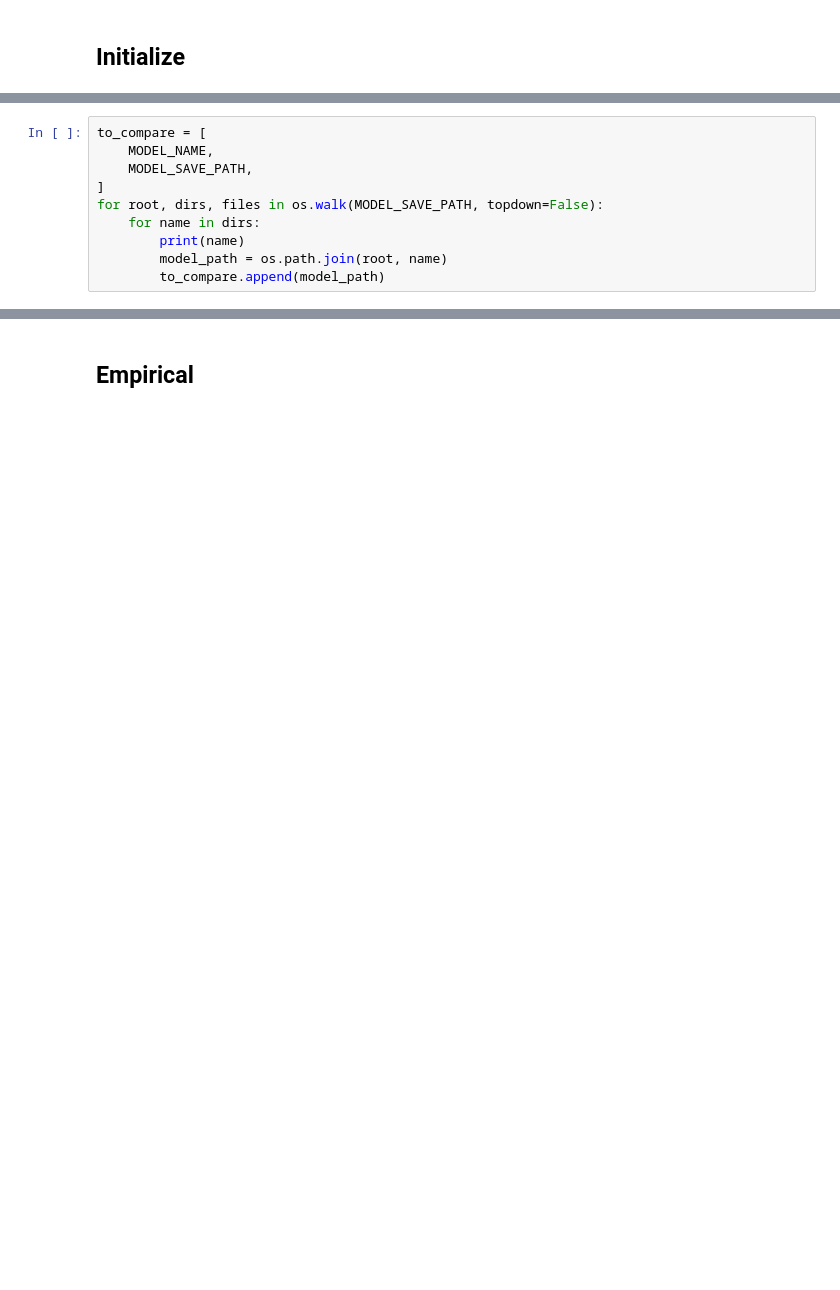
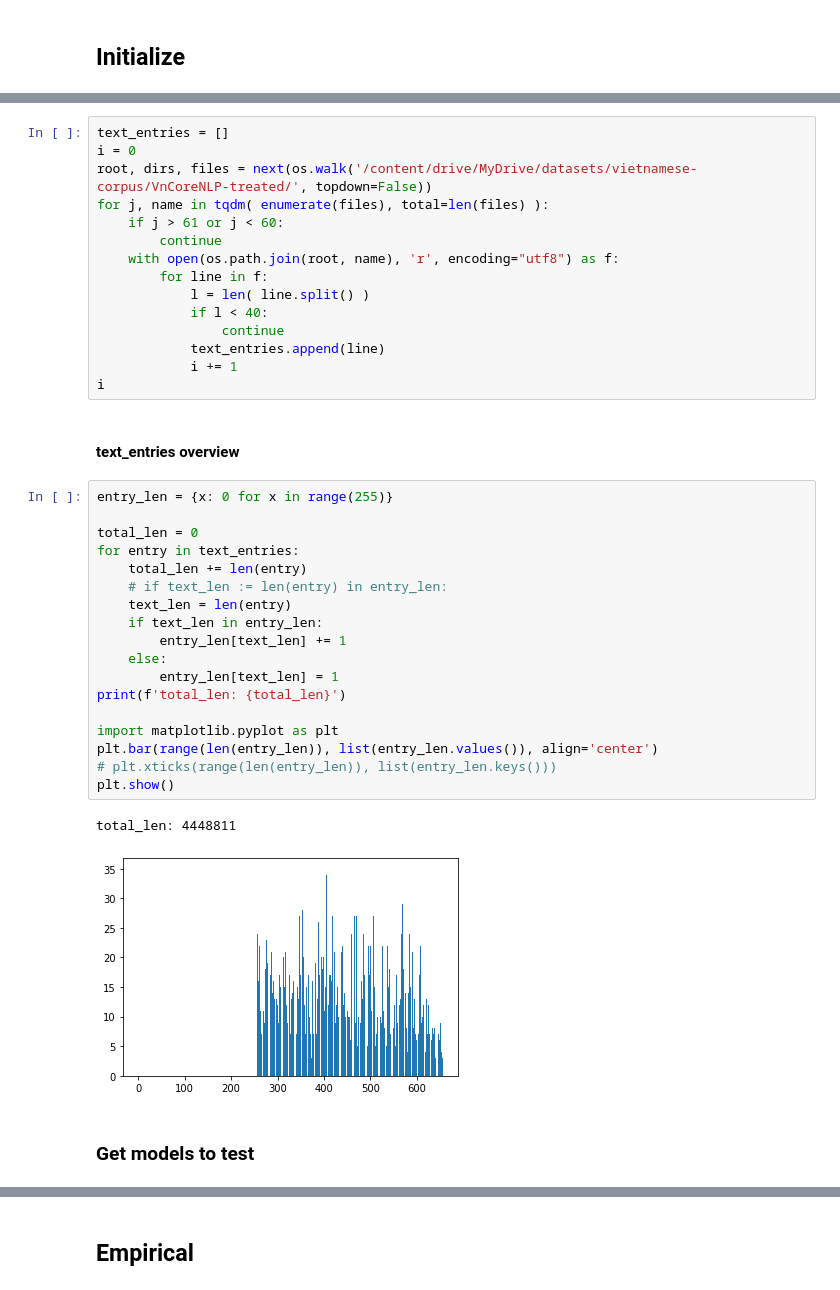
Before and after one commit to catPotat/rn-hg-gpt2-playground, a Jupyter notebook: Huggingface_GPT_2_Evaluating.ipynb, the cells around one changed output, grey strips where cells are left out. Cells and saved outputs as stored; diff of their text form; blank space fills up the shorter version.

```diff
--- a/Huggingface_GPT_2_Evaluating.ipynb
+++ b/Huggingface_GPT_2_Evaluating.ipynb
@@ -72,10 +4,0 @@ test.__dir__()
-# %%
-to_compare = [
-    MODEL_NAME,
-    MODEL_SAVE_PATH,
-]
-for root, dirs, files in os.walk(MODEL_SAVE_PATH, topdown=False):
-    for name in dirs:
-        print(name)
-        model_path = os.path.join(root, name)
-        to_compare.append(model_path)
@@ -104,0 +180,40 @@ for model_path in to_compare:
+# %%
+text_entries = []
+i = 0
+root, dirs, files = next(os.walk('/content/drive/MyDrive/datasets/vietnamese-corpus/VnCoreNLP-treated/', topdown=False))
+for j, name in tqdm( enumerate(files), total=len(files) ):
+    if j > 61 or j < 60:
+        continue
+    with open(os.path.join(root, name), 'r', encoding="utf8") as f:
+        for line in f:
+            l = len( line.split() )
+            if l < 40:
+                continue
+            text_entries.append(line)
+            i += 1
+i
+# %% [markdown]
+#### text_entries overview
+# %%
+entry_len = {x: 0 for x in range(255)}
+
+total_len = 0
+for entry in text_entries:
+    total_len += len(entry)
+    # if text_len := len(entry) in entry_len:
+    text_len = len(entry)
+    if text_len in entry_len:
+        entry_len[text_len] += 1
+    else:
+        entry_len[text_len] = 1
+print(f'total_len: {total_len}')
+
+import matplotlib.pyplot as plt
+plt.bar(range(len(entry_len)), list(entry_len.values()), align='center')
+# plt.xticks(range(len(entry_len)), list(entry_len.keys()))
+plt.show()
+# %% [output]
+total_len: 4448811
+[figure, added]
+# %% [markdown]
+### Get models to test
```
Also changed, not shown: parts of 53 cells of this notebook.
